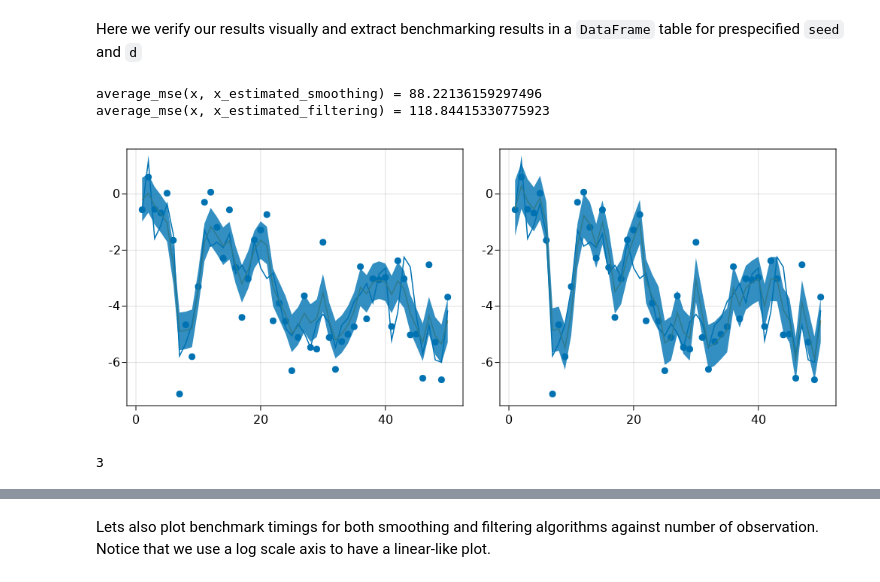
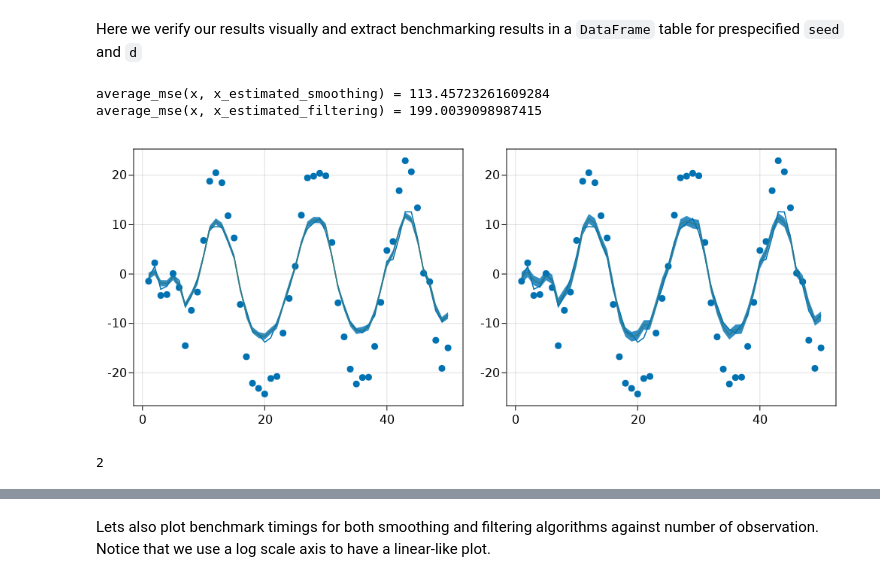
Before and after one commit to biaslab/ReactiveMPPaperExperiments, a Jupyter notebook: notebooks/rmp_gaussian_linear_state_space_model.ipynb, the cells around one changed output, grey strips where cells are left out. Cells and saved outputs as stored; diff of their text form; code cells hidden in the pictures.

```diff
--- a/notebooks/rmp_gaussian_linear_state_space_model.ipynb
+++ b/notebooks/rmp_gaussian_linear_state_space_model.ipynb
@@ -393,0 +400,22 @@ run_benchmark (generic function with 1 method)
+# %%
+function run_benchmark(inference_fn::Function, params)
+    @unpack n, d, seed = params
+
+    x, y, params = make_benchmark_data(n, d, seed)
+
+    x_estimated, bfe = inference_fn(y, params);
+    benchmark        = @benchmark $inference_fn($y, $params)
+    amse             = average_mse(x, x_estimated)
+
+    emse_range = seed:(seed + 10)
+
+    emse = 1.0 / length(emse_range) * mapreduce(+, emse_range) do _seed
+        local x, y, params = make_benchmark_data(n, d, _seed)
+        local x_estimated, bfe = inference_fn(y, params);
+        return average_mse(x, x_estimated)
+    end
+
+    output = @strdict n d seed amse emse x_estimated bfe benchmark
+
+    return output
+end
@@ -396,10 +426,15 @@ We want to perform benchmarking for different sets of parameters.
 # %%
 # Here we create a list of parameters we want to run our benchmarks with
 benchmark_allparams = dict_list(Dict(
-    "n"    => [ 50, 100, 250, 500, 750, 1000, 1500, 2000, 2500, 5000, 10000, 100000 ],
+    "n"    => [ 100, 200, 300, 500, 750, 1000, 1500, 2000, 2500, 5000, 10000, 100000 ],
     "d"    => [ 2, 3, 4 ],
     "seed" => [ 42 ]
 ));
+benchmark_allparams = dict_list(Dict(
+    "n"    => [ 50 ],
+    "d"    => [ 2 ],
+    "seed" => [ 42 ]
+));
 # %%
 # First run maybe slow, you may track the progress in the terminal
 # Subsequent runs will not create new benchmarks
@@ -438,50 +483,41 @@ let
     @assert result_smoothing["n"] == result_smoothing["n"]
 
     @unpack seed, d, n = result_smoothing
 
-    rng = MersenneTwister(seed)
-
-    A = random_rotation_matrix(rng, d)
-    B = random_rotation_matrix(rng, d)
-    P = Matrix(Diagonal(ones(d)))
-    Q = Matrix(Diagonal(ones(d)))
-
-    data_params = @strdict n d seed A B P Q
-
-    x, y = generate_data(LGSSMModel(), data_params)
+    x, y, params = make_benchmark_data(n, d, seed)
 
     fig = Figure(resolution = (1000, 400))
     ax1  = Axis(fig[1, 1])
     ax2  = Axis(fig[1, 2])
 
     lines!(ax1, 1:n, x |> edim(1))
     scatter!(ax1, 1:n, y |> edim(1))
 
     lines!(ax2, 1:n, x |> edim(1))
     scatter!(ax2, 1:n, y |> edim(1))
 
     x_estimated_smoothing = result_smoothing["x_estimated"]
     x_estimated_filtering = result_filtering["x_estimated"]
 
     lines!(ax1, 1:n, mean.(x_estimated_smoothing) |> edim(1))
     band!(ax1, 1:n, (mean.(x_estimated_smoothing) .+ vecsqrt.(var.(x_estimated_smoothing))) |> edim(1), (mean.(x_estimated_smoothing) .- vecsqrt.(var.(x_estimated_smoothing))) |> edim(1))
 
     lines!(ax2, 1:n, mean.(x_estimated_filtering) |> edim(1))
     band!(ax2, 1:n, (mean.(x_estimated_filtering) .+ vecsqrt.(var.(x_estimated_filtering))) |> edim(1), (mean.(x_estimated_filtering) .- vecsqrt.(var.(x_estimated_filtering))) |> edim(1))
 
     @show average_mse(x, x_estimated_smoothing)
     @show average_mse(x, x_estimated_filtering)
 
     fig
 end
 # %% [output]
-average_mse(x, x_estimated_smoothing) = 88.22136159297496
-average_mse(x, x_estimated_filtering) = 118.84415330775923
+average_mse(x, x_estimated_smoothing) = 113.45723261609284
+average_mse(x, x_estimated_filtering) = 199.0039098987415
-[figure, old version]
+[figure, new version]
 # %%
 target_seed = 42
-target_d = 3
+target_d = 2
 # %% [output]
-3
+2
 # %%
 let
```
Also changed, not shown: parts of 8 cells of this notebook, 7 other files.
